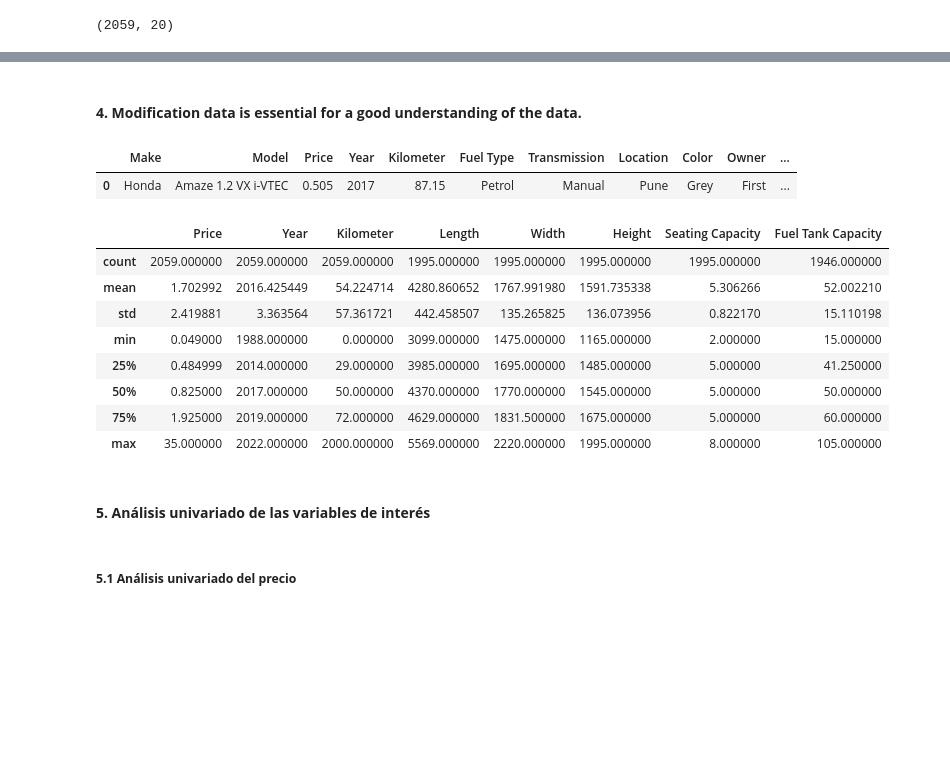
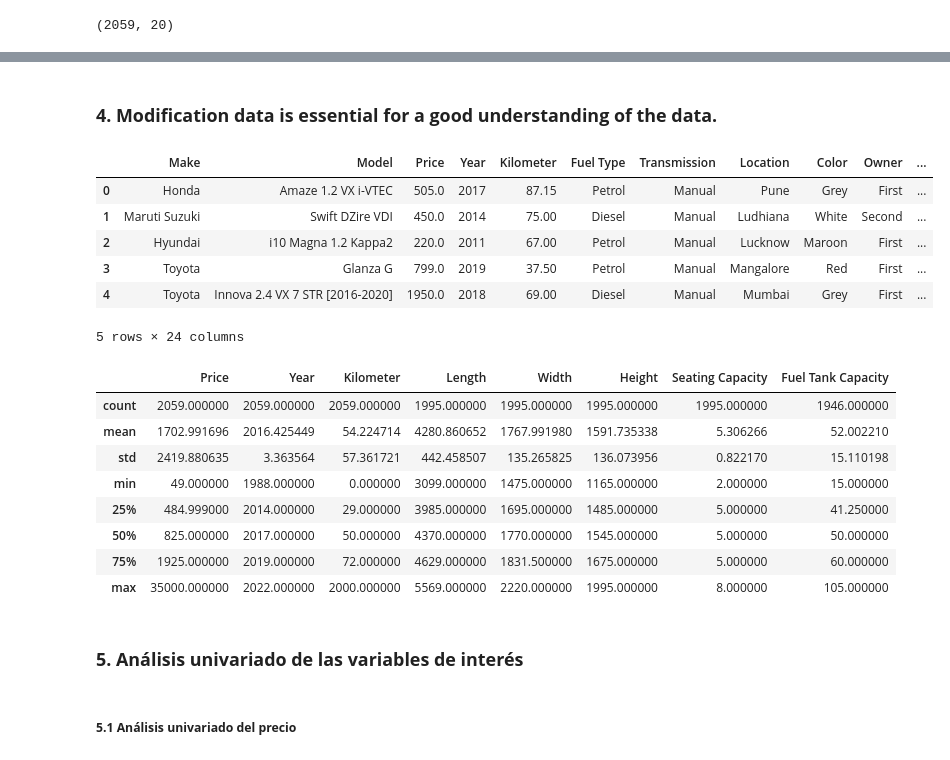
Before and after one commit to Emmaquantum/Data-Science-project-Vehicles, a Jupyter notebook: Main.ipynb, the cells around one changed output, grey strips where cells are left out. Cells and saved outputs as stored; diff of their text form; code cells hidden in the pictures; blank space fills up the shorter version.

```diff
--- a/Main.ipynb
+++ b/Main.ipynb
@@ -46,5 +46,5 @@ data.describe()
 # %% [markdown]
-#### **4. Modification data is essential for a good understanding of the data.**
+### **4. Modification data is essential for a good understanding of the data.**
 # %%
 data_ = data.copy()
 
@@ -59,26 +59,46 @@ data_["Year"] = pd.to_datetime(data["Year"], utc=False, format="%Y").dt.year
 
 #Engine Power a formato numérico
 data_["Engine"] = data["Engine"].str.split().str[0]
+data_["Engine"] = pd.to_numeric(data_["Engine"], errors='coerce')
+
+#Create a new column "bhp" and "rpm"
+data_["bhp_power"] = data["Max Power"].apply(lambda x: str(x).split("@")[0].split()[0] if isinstance(x, (str)) and "@" in str(x) else None)
+data_["bhp_power"] = pd.to_numeric(data_["bhp_power"], errors='coerce')
+
+data_["rpm_power"] = data["Max Power"].apply(lambda x: str(x).split("@")[1].strip().split()[0] if isinstance(x, str) and "@" in x and len(x.split("@")) > 1 and len(x.split("@")[1].strip().split()) > 0 else None)
+data_["rpm_power"] = pd.to_numeric(data_["rpm_power"], errors='coerce')
+
+#Create a new column "Nm" and "rpm"
+data_["Nm_torque"] = data["Max Torque"].apply(lambda x: str(x).split("@")[0].split()[0] if isinstance(x, (str)) and "@" in str(x) else None)
+data_["Nm_torque"] = pd.to_numeric(data_["Nm_torque"], errors='coerce')
+
+data_["rpm_torque"] = data["Max Torque"].apply(lambda x: str(x).split("@")[1].strip().split()[0] if isinstance(x, str) and "@" in x and len(x.split("@")) > 1 and len(x.split("@")[1].strip().split()) > 0 else None)
+data_["rpm_torque"] = pd.to_numeric(data_["rpm_torque"], errors='coerce')
 # %%
-data_.head(1)
+data_.head(5)
 # %% [output]
 |  | Make | Model | Price | Year | Kilometer | Fuel Type | Transmission | Location | Color | Owner | ... |
-| 0 | Honda | Amaze 1.2 VX i-VTEC | 0.505 | 2017 | 87.15 | Petrol | Manual | Pune | Grey | First | ... |
+| 0 | Honda | Amaze 1.2 VX i-VTEC | 505.0 | 2017 | 87.15 | Petrol | Manual | Pune | Grey | First | ... |
+| 1 | Maruti Suzuki | Swift DZire VDI | 450.0 | 2014 | 75.00 | Diesel | Manual | Ludhiana | White | Second | ... |
+| 2 | Hyundai | i10 Magna 1.2 Kappa2 | 220.0 | 2011 | 67.00 | Petrol | Manual | Lucknow | Maroon | First | ... |
+| 3 | Toyota | Glanza G | 799.0 | 2019 | 37.50 | Petrol | Manual | Mangalore | Red | First | ... |
+| 4 | Toyota | Innova 2.4 VX 7 STR [2016-2020] | 1950.0 | 2018 | 69.00 | Diesel | Manual | Mumbai | Grey | First | ... |
+5 rows × 24 columns
 # %%
 #Describir los datos modificador mediante estadística descriptiva
 data_.describe()
 # %% [output]
 |  | Price | Year | Kilometer | Length | Width | Height | Seating Capacity | Fuel Tank Capacity |
 | count | 2059.000000 | 2059.000000 | 2059.000000 | 1995.000000 | 1995.000000 | 1995.000000 | 1995.000000 | 1946.000000 |
-| mean | 1.702992 | 2016.425449 | 54.224714 | 4280.860652 | 1767.991980 | 1591.735338 | 5.306266 | 52.002210 |
-| std | 2.419881 | 3.363564 | 57.361721 | 442.458507 | 135.265825 | 136.073956 | 0.822170 | 15.110198 |
-| min | 0.049000 | 1988.000000 | 0.000000 | 3099.000000 | 1475.000000 | 1165.000000 | 2.000000 | 15.000000 |
-| 25% | 0.484999 | 2014.000000 | 29.000000 | 3985.000000 | 1695.000000 | 1485.000000 | 5.000000 | 41.250000 |
-| 50% | 0.825000 | 2017.000000 | 50.000000 | 4370.000000 | 1770.000000 | 1545.000000 | 5.000000 | 50.000000 |
-| 75% | 1.925000 | 2019.000000 | 72.000000 | 4629.000000 | 1831.500000 | 1675.000000 | 5.000000 | 60.000000 |
-| max | 35.000000 | 2022.000000 | 2000.000000 | 5569.000000 | 2220.000000 | 1995.000000 | 8.000000 | 105.000000 |
+| mean | 1702.991696 | 2016.425449 | 54.224714 | 4280.860652 | 1767.991980 | 1591.735338 | 5.306266 | 52.002210 |
+| std | 2419.880635 | 3.363564 | 57.361721 | 442.458507 | 135.265825 | 136.073956 | 0.822170 | 15.110198 |
+| min | 49.000000 | 1988.000000 | 0.000000 | 3099.000000 | 1475.000000 | 1165.000000 | 2.000000 | 15.000000 |
+| 25% | 484.999000 | 2014.000000 | 29.000000 | 3985.000000 | 1695.000000 | 1485.000000 | 5.000000 | 41.250000 |
+| 50% | 825.000000 | 2017.000000 | 50.000000 | 4370.000000 | 1770.000000 | 1545.000000 | 5.000000 | 50.000000 |
+| 75% | 1925.000000 | 2019.000000 | 72.000000 | 4629.000000 | 1831.500000 | 1675.000000 | 5.000000 | 60.000000 |
+| max | 35000.000000 | 2022.000000 | 2000.000000 | 5569.000000 | 2220.000000 | 1995.000000 | 8.000000 | 105.000000 |
 # %% [markdown]
-#### **5. Análisis univariado de las variables de interés**
+### **5. Análisis univariado de las variables de interés**
 # %% [markdown]
 ##### **5.1 Análisis univariado del precio**
 # %%
```
Also changed, not shown: parts of 34 cells of this notebook.
